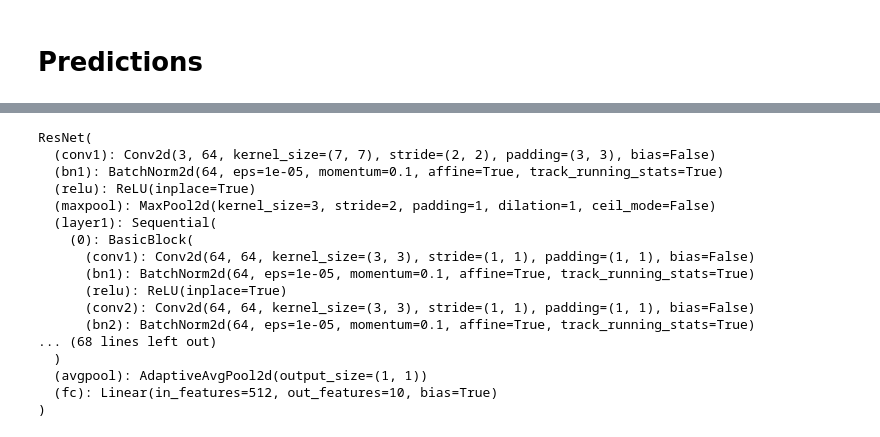
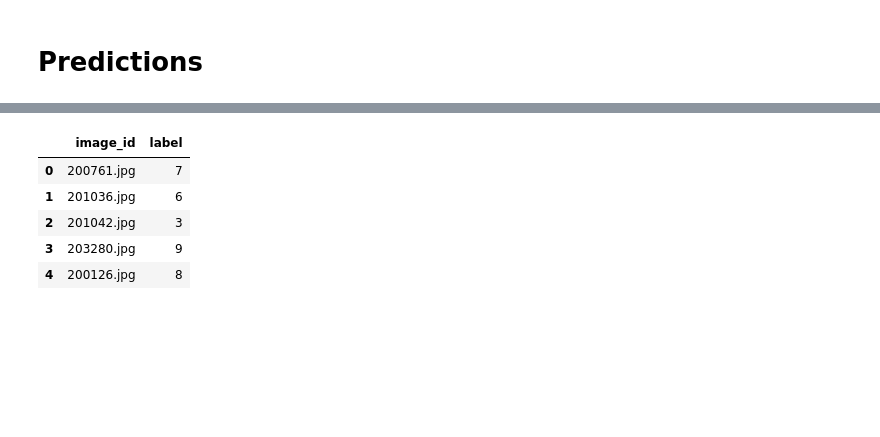
Before and after one commit to reddynt/data-science-competitions, a Jupyter notebook: kaggle/paddy-disease-classification/pytorch_finetune.ipynb, the cells around one changed output, grey strips where cells are left out. Cells and saved outputs as stored; diff of their text form; code cells hidden in the pictures; blank space fills up the shorter version.

```diff
--- a/kaggle/paddy-disease-classification/pytorch_finetune.ipynb
+++ b/kaggle/paddy-disease-classification/pytorch_finetune.ipynb
@@ -161,7 +154,7 @@ exp_lr_scheduler
 # %% [markdown]
 ## train model
 # %%
-num_epochs = 1
+num_epochs = 25
 # %%
 since = time.time()
 
@@ -235,0 +250,4 @@ Best accuracy: 0.3742
+# %%
+# load model
+
+model.load_state_dict(torch.load(save_dir/"torch_baseline"))
@@ -247,20 +257,0 @@ test_dl = torch.utils.data.DataLoader(test_set, batch_size=1, shuffle=False, num
-# %%
-model.to("cpu")
-# %% [output]
-ResNet(
-  (conv1): Conv2d(3, 64, kernel_size=(7, 7), stride=(2, 2), padding=(3, 3), bias=False)
-  (bn1): BatchNorm2d(64, eps=1e-05, momentum=0.1, affine=True, track_running_stats=True)
-  (relu): ReLU(inplace=True)
-  (maxpool): MaxPool2d(kernel_size=3, stride=2, padding=1, dilation=1, ceil_mode=False)
-  (layer1): Sequential(
-    (0): BasicBlock(
-      (conv1): Conv2d(64, 64, kernel_size=(3, 3), stride=(1, 1), padding=(1, 1), bias=False)
-      (bn1): BatchNorm2d(64, eps=1e-05, momentum=0.1, affine=True, track_running_stats=True)
-      (relu): ReLU(inplace=True)
-      (conv2): Conv2d(64, 64, kernel_size=(3, 3), stride=(1, 1), padding=(1, 1), bias=False)
-      (bn2): BatchNorm2d(64, eps=1e-05, momentum=0.1, affine=True, track_running_stats=True)
-... (68 lines left out)
-  )
-  (avgpool): AdaptiveAvgPool2d(output_size=(1, 1))
-  (fc): Linear(in_features=512, out_features=10, bias=True)
-)
@@ -279,0 +258,27 @@ torch.max(output, dim=1).indices
+# %%
+test_dir = input_dir/"test_images"
+# %%
+model.eval()
+image_ids = []
+predictions = []
+
+for img in tqdm(test_dir.iterdir()):
+    image_id = img.name
+    img = Image.open(img)
+    img = data_transforms["valid"](img)
+    img = img.unsqueeze(0).to(device)
+
+    prediction = model(img).argmax().item()
+    image_ids.append(image_id)
+    predictions.append(prediction)
+# %%
+subm_df = pd.DataFrame.from_dict(dict(zip(image_ids, predictions)), orient="index").reset_index()
+subm_df.columns = ["image_id", "label"]
+subm_df.head()
+# %% [output]
+|  | image_id | label |
+| 0 | 200761.jpg | 7 |
+| 1 | 201036.jpg | 6 |
+| 2 | 201042.jpg | 3 |
+| 3 | 203280.jpg | 9 |
+| 4 | 200126.jpg | 8 |
```
Also changed, not shown: parts of 32 cells of this notebook, 8 other files.
